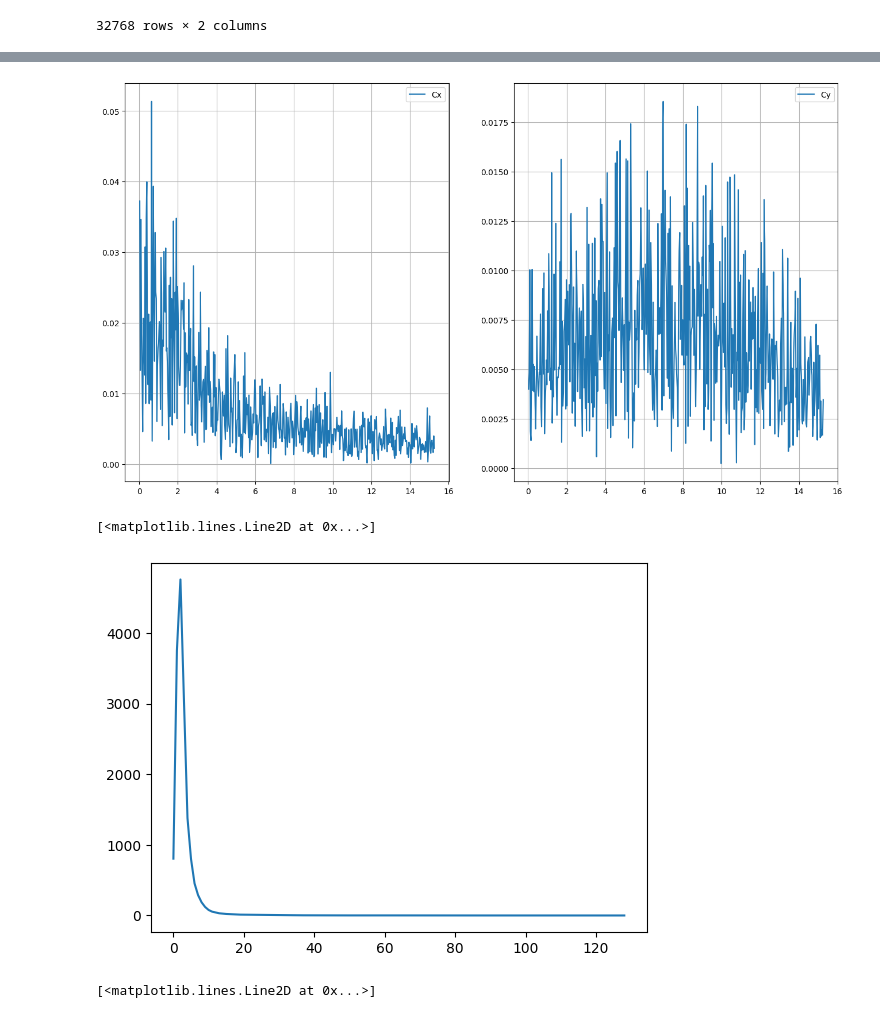
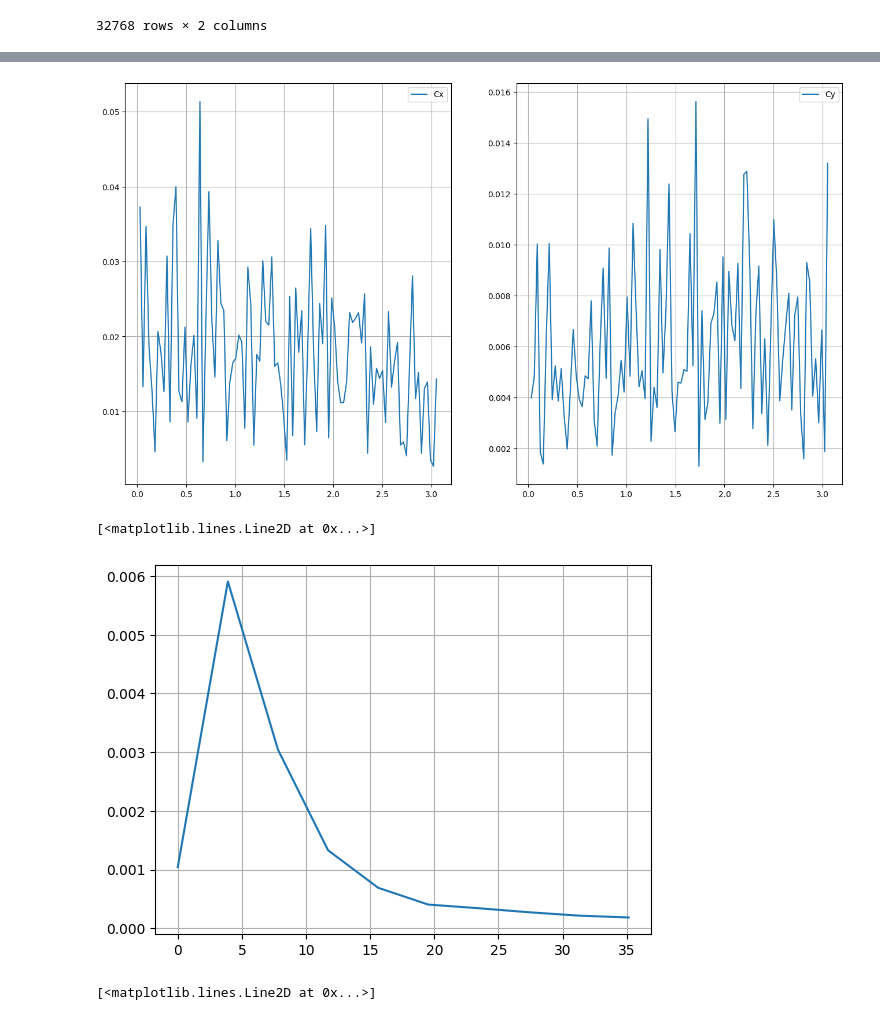
Before and after one commit to iliodium/data_base_sql, a Jupyter notebook: Untitled1.ipynb, the cells around one changed output, grey strips where cells are left out. Drawn from its saved outputs; the diff is of its cells as text; code cells hidden in the pictures.

Commit message:
welch

```diff
--- a/Untitled1.ipynb
+++ b/Untitled1.ipynb
@@ -198,23 +231,23 @@ df.to_excel("spectr.xlsx", index=False)
 # %%
 left = 0
 right = 32768
 N = right - left + 1
 yfCx = (1 / N) * (np.abs(fft(sum_int_x[left:right])))[1:N // 2]
 yfCy = (1 / N) * (np.abs(fft(sum_int_y[left:right])))[1:N // 2]
 
 FD = 6.66666
 FD = 1000
 
 xf = rfftfreq(N, 1 / FD)[1:N // 2]
 
 fig,graph = plt.subplots(1,2,figsize=(16,9))
-border = 500
+border = 100
 graph[0].plot(xf[:border], yfCx[:border], antialiased=True, label='Cx')
 graph[1].plot(xf[:border], yfCy[:border], antialiased=True, label='Cy')
 for i in range(2):
     graph[i].legend()
     graph[i].grid()
 
 plt.show()
 # %% [output]
-[figure, old version]
+[figure, new version]
@@ -225,9 +258,11 @@ temp, psd = welch(sum_int_y, fs=0.001)
 # %%
-border = 300
-plt.plot([i for i in range(len(psd))][:border], psd[:border])
+temp, psd = welch(sum_int_x, fs=1000)
+border = 10
+plt.grid()
+plt.plot(temp[:border], psd[:border])
 # %% [output]
 [<matplotlib.lines.Line2D at 0x...>]
-[figure, old version]
+[figure, new version]
 # %%
 border = 3000
 plt.plot(temp[:border], psd[:border])
```
Also changed, not shown: parts of 6 cells of this notebook, 3 other files.
